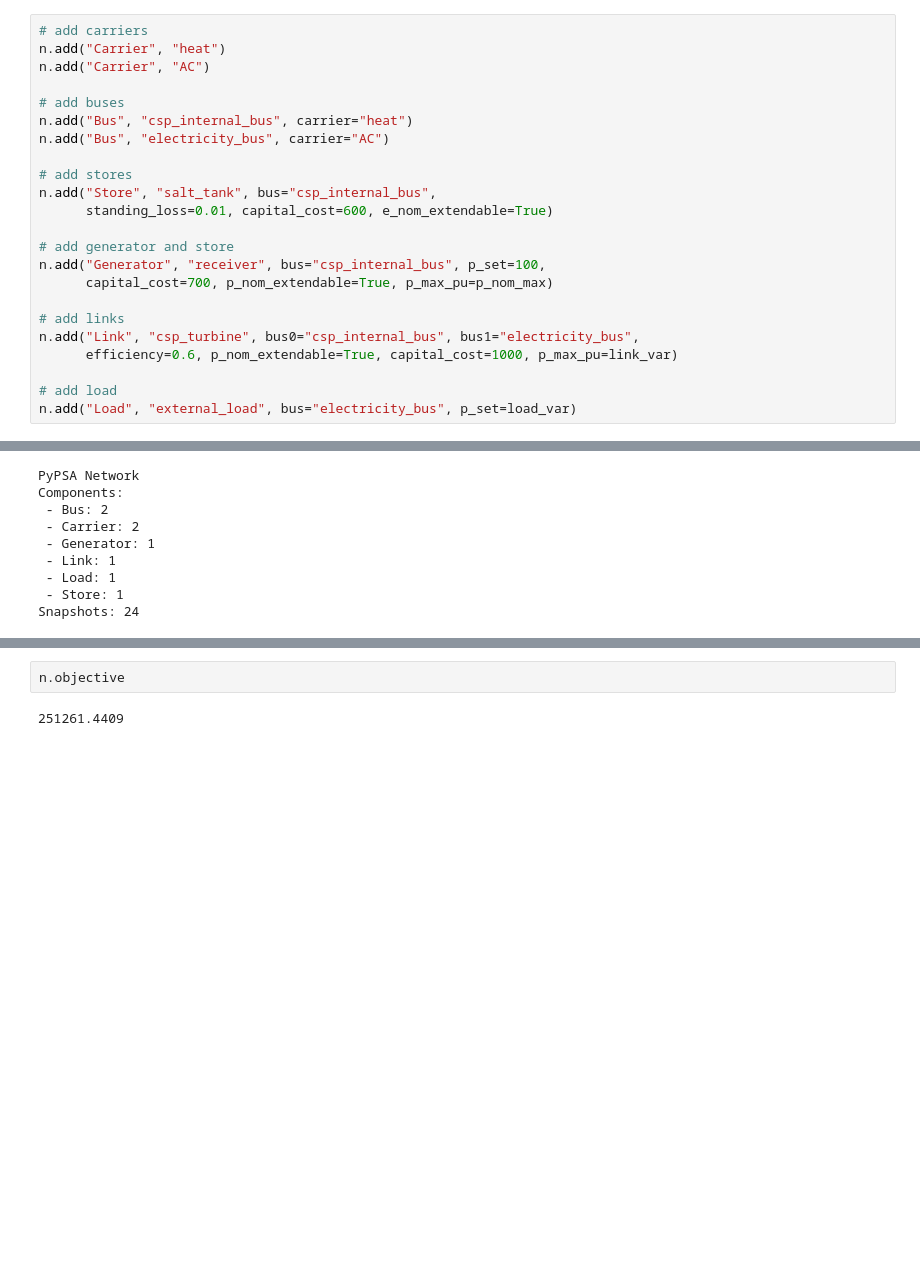
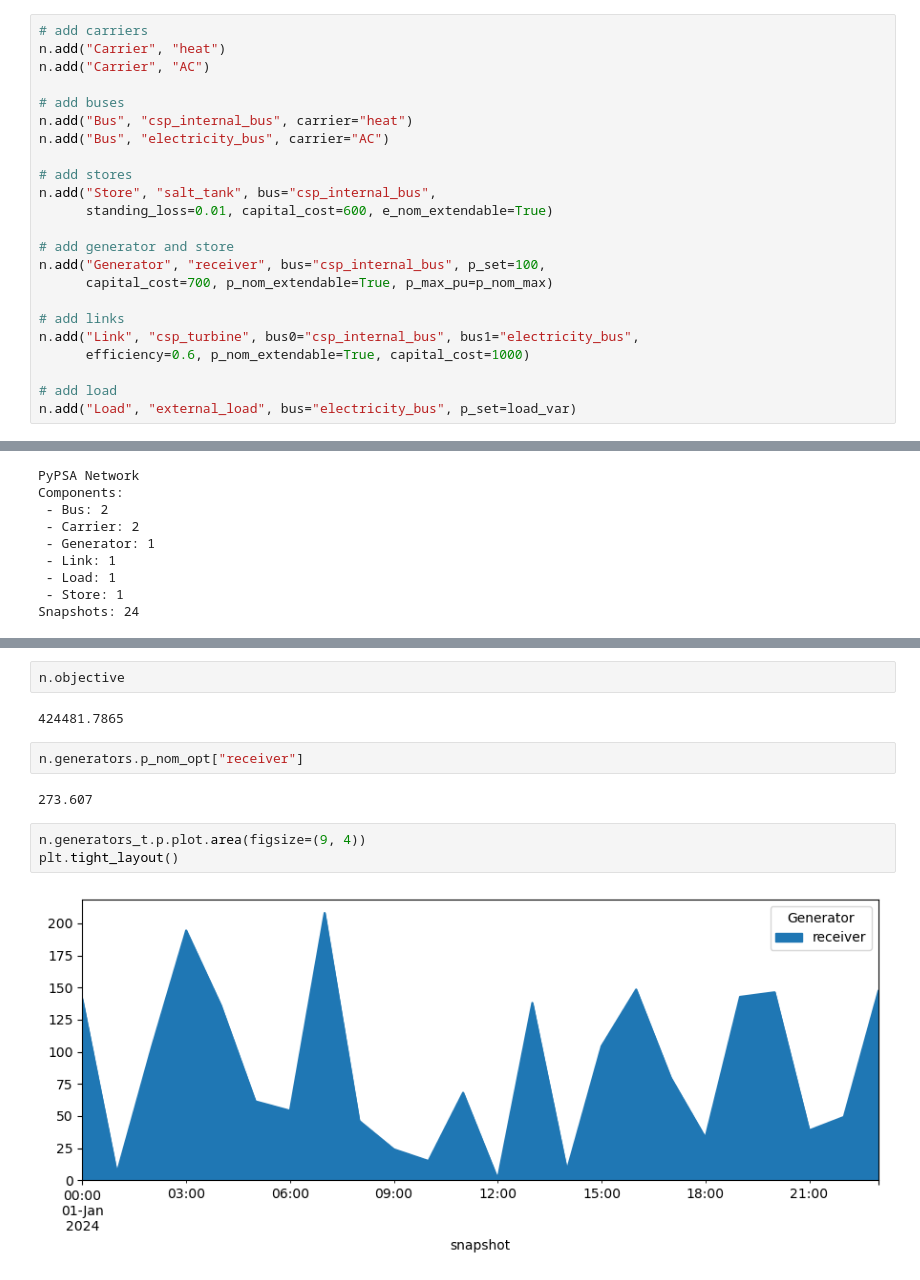
Before and after one commit to GbotemiB/csp-design, a Jupyter notebook: csp.ipynb, the cells around one changed output, grey strips where cells are left out. Drawn from its saved outputs; the diff is of its cells as text; blank space fills up the shorter version.

Commit message:
included generation plots

```diff
--- a/csp.ipynb
+++ b/csp.ipynb
@@ -45,7 +41,7 @@ n.add("Generator", "receiver", bus="csp_internal_bus", p_set=100,
 
 # add links
 n.add("Link", "csp_turbine", bus0="csp_internal_bus", bus1="electricity_bus",
-      efficiency=0.6, p_nom_extendable=True, capital_cost=1000, p_max_pu=link_var)
+      efficiency=0.6, p_nom_extendable=True, capital_cost=1000)
 
 # add load
 n.add("Load", "external_load", bus="electricity_bus", p_set=load_var)
@@ -100,4 +96,13 @@ For example, when doing 'df[col].method(value, inplace=True)', try using 'df.met
 # %%
 n.objective
 # %% [output]
-251261.4409
+424481.7865
+# %%
+n.generators.p_nom_opt["receiver"]
+# %% [output]
+273.607
+# %%
+n.generators_t.p.plot.area(figsize=(9, 4))
+plt.tight_layout()
+# %% [output]
+[figure, added]
```
Also changed, not shown: parts of 5 cells of this notebook.
